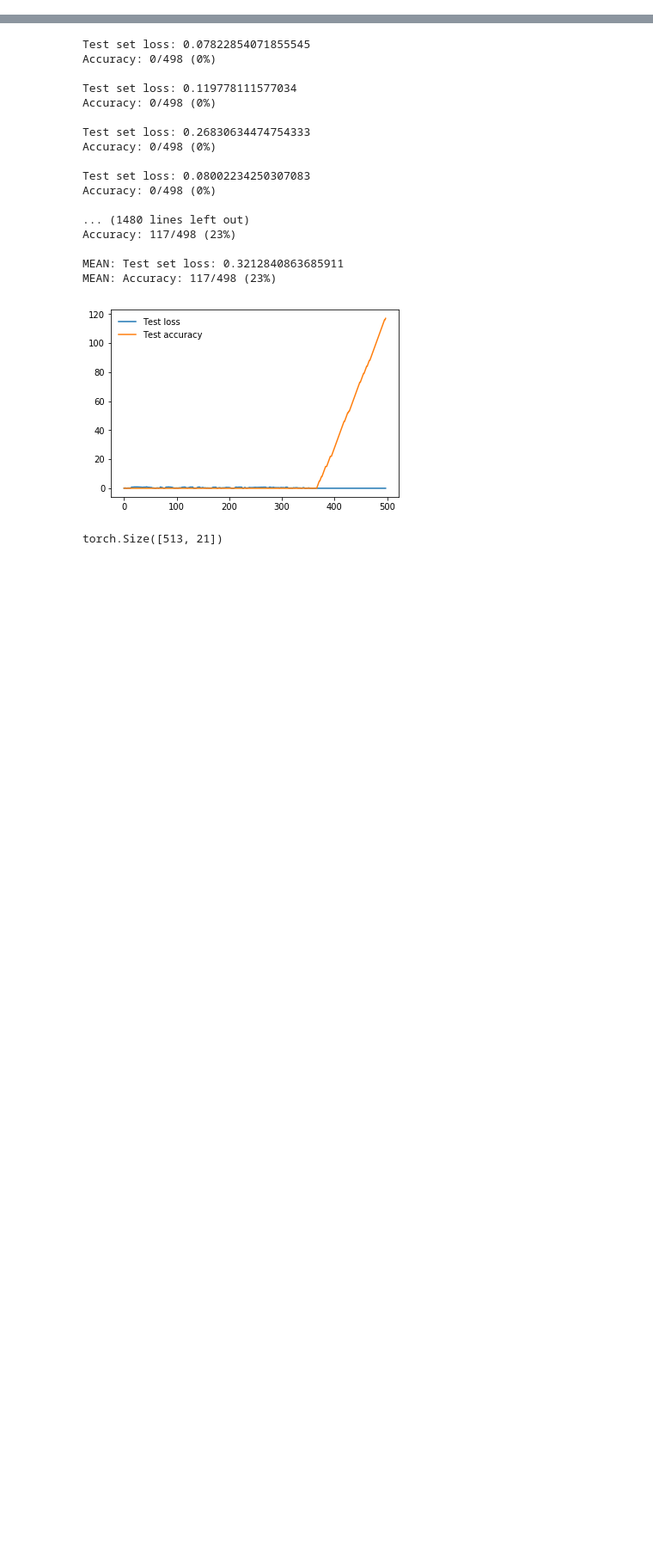
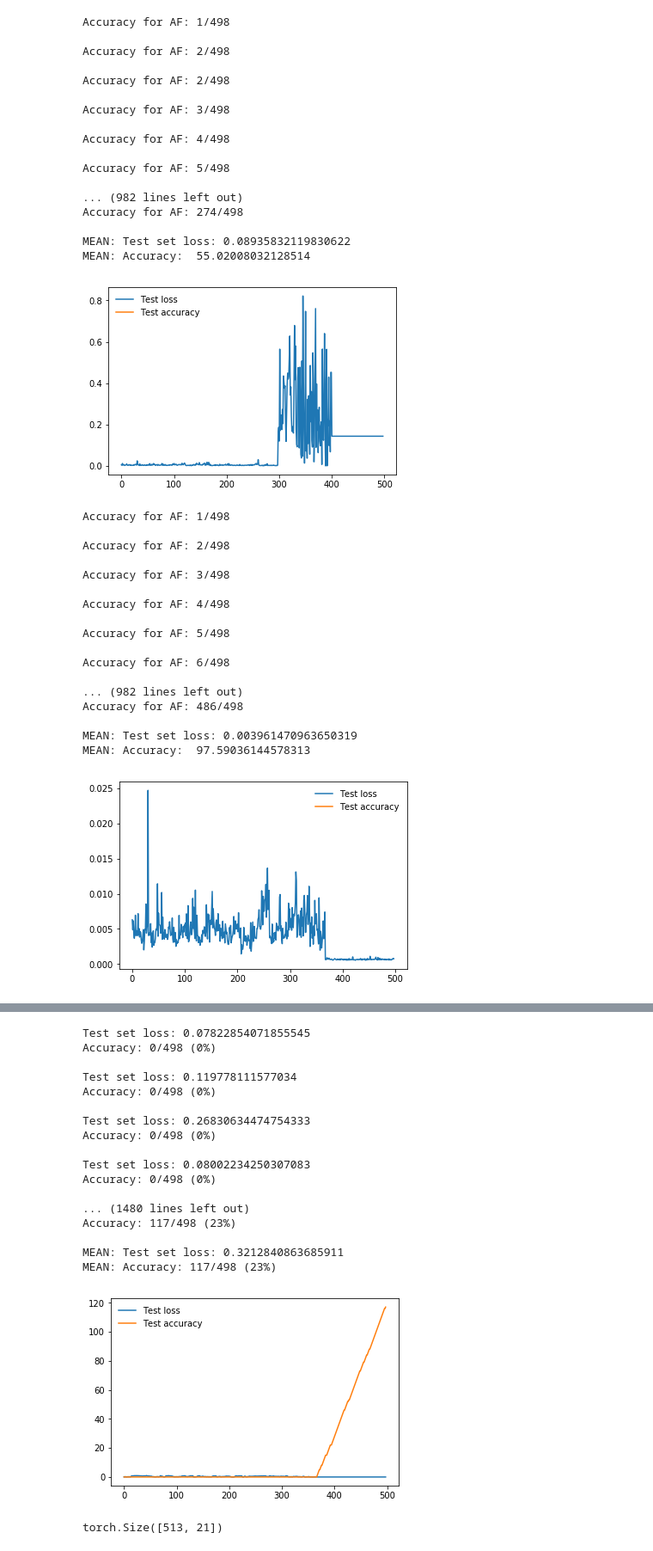
Before and after one commit to DianaPredoiu/sound-source-separation, a Jupyter notebook: sound-source-separation-network.ipynb, the cells around one changed output, grey strips where cells are left out. Shown: that part at 86% size. Saved outputs shown, nothing was run; the diff lists cells and outputs as text; code cells hidden in the pictures; blank space fills up the shorter version.

```diff
--- a/sound-source-separation-network.ipynb
+++ b/sound-source-separation-network.ipynb
@@ -759,0 +914,80 @@ MEAN: Accuracy:  26.305220883534137
+# %%
+voice1 = 'recordings/voice1/arctic_a0001.wav'
+voice2 = 'recordings/voice2/arctic_a0001.wav'
+
+voice3 = 'recordings/voice1/arctic_a0001.wav'
+voice4 = 'recordings/voice2/arctic_a0002.wav'
+
+voice5 = 'recordings/voice1/arctic_a0005.wav'
+voice6 = 'recordings/voice2/arctic_a0004.wav'
+
+voice1, sr = librosa.load(voice1, sr=16000)
+voice2, sr = librosa.load(voice2, sr=16000)
+# pad smaller array with zeros if it's the case or delete last entries
+voice1 = make_mix_of_5_seconds(voice1)
+voice2 = make_mix_of_5_seconds(voice2)
+mix1 = voice1 + voice2
+
+voice3, sr = librosa.load(voice3, sr=16000)
+voice4, sr = librosa.load(voice4, sr=16000)
+# pad smaller array with zeros if it's the case or delete last entries
+voice3 = make_mix_of_5_seconds(voice3)
+voice4 = make_mix_of_5_seconds(voice4)
+mix2 = voice3 + voice4
+
+voice5, sr = librosa.load(voice5, sr=16000)
+voice6, sr = librosa.load(voice6, sr=16000)
+# pad smaller array with zeros if it's the case or delete last entries
+voice5 = make_mix_of_5_seconds(voice5)
+voice6 = make_mix_of_5_seconds(voice6)
+mix3 = voice5 + voice6
+
+
+network = torch.load('./sss-model-Adam-400-80-10-10-2mixuri.pth')
+test_mask = eval(network=network, test_set=test_set1)
+split_audios_epoch("Adam-400-80-10-10-2mixuri-test1", test_mask, mix1)
+
+network = torch.load('./sss-model-Adam-400-80-10-10-2mixuri.pth')
+test_mask = eval(network=network, test_set=test_set2)
+split_audios_epoch("Adam-400-80-10-10-2mixuri-test2", test_mask, mix2)
+
+network = torch.load('./sss-model-Adam-400-80-10-10-2mixuri.pth')
+test_mask = eval(network=network, test_set=test_set3)
+split_audios_epoch("Adam-400-80-10-10-2mixuri-test3", test_mask, mix3)
+# %% [output]
+Accuracy for AF: 1/498
+
+Accuracy for AF: 2/498
+
+Accuracy for AF: 2/498
+
+Accuracy for AF: 3/498
+
+Accuracy for AF: 4/498
+
+Accuracy for AF: 5/498
+
+... (982 lines left out)
+Accuracy for AF: 274/498
+
+MEAN: Test set loss: 0.08935832119830622
+MEAN: Accuracy:  55.02008032128514
+[figure, added]
+Accuracy for AF: 1/498
+
+Accuracy for AF: 2/498
+
+Accuracy for AF: 3/498
+
+Accuracy for AF: 4/498
+
+Accuracy for AF: 5/498
+
+Accuracy for AF: 6/498
+
+... (982 lines left out)
+Accuracy for AF: 486/498
+
+MEAN: Test set loss: 0.003961470963650319
+MEAN: Accuracy:  97.59036144578313
+[figure, added]
```
Also changed, not shown: parts of 10 cells of this notebook, 15 other files.
